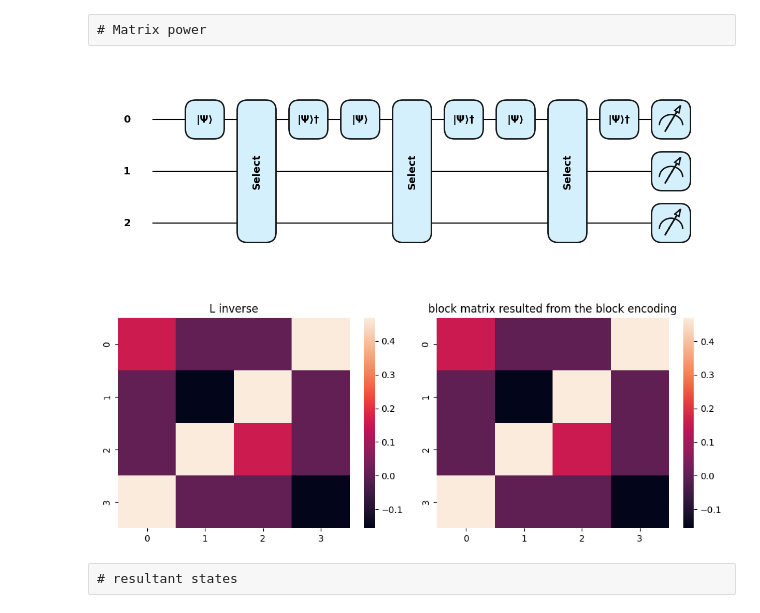
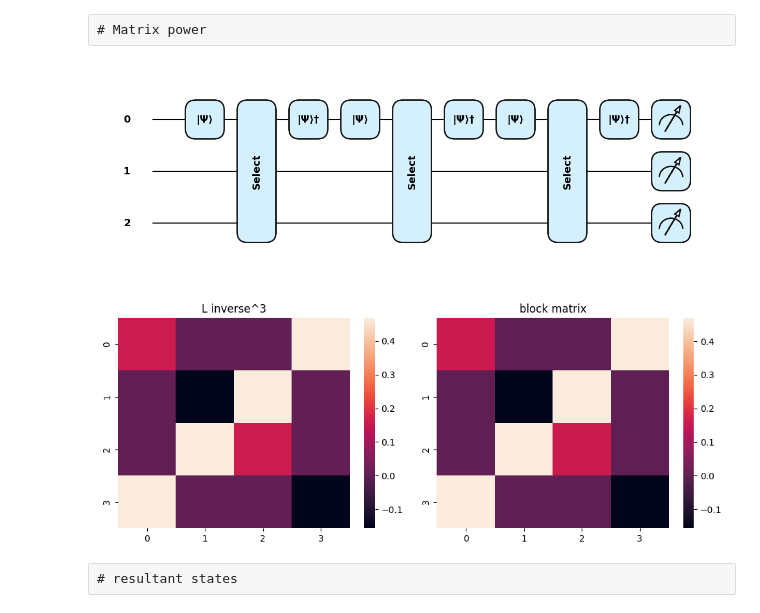
Before and after one commit to 24shiny/Inverse_Laplacian_embedding, a Jupyter notebook: Laplacian_embedding/block_encoding_PL.ipynb, the cells around one changed output. Saved outputs shown, nothing was run; the diff lists cells and outputs as text; code cells hidden in the pictures.

```diff
--- a/Laplacian_embedding/block_encoding_PL.ipynb
+++ b/Laplacian_embedding/block_encoding_PL.ipynb
@@ -134,32 +187,32 @@ plt.show()
 # %%
 num_iter = 3
 scaling_factor = sum(abs(alphas))
 
 @qml.qnode(dev2)
 def lcu_circuit():  # block_encode
     for _ in range(num_iter):
         qml.StatePrep(alphas, wires=0)
         qml.Select(unitaries, control=0)
         qml.adjoint(qml.StatePrep(alphas, wires=0))
     return qml.state()
 
 qml.draw_mpl(lcu_circuit, style='pennylane')()
 plt.show()
 
 output_matrix = qml.matrix(lcu_circuit)()
 submatrix = output_matrix[:4, :4]
 factor = np.linalg.matrix_power(A, num_iter)[0,0]/submatrix[0,0]
 
 fig, axes = plt.subplots(1, 2, figsize=(10,4))
 sns.heatmap(np.linalg.matrix_power(A, num_iter), ax=axes[0]) # vmin=0.01, vmax=0.05
-axes[0].set_title("L inverse")
+axes[0].set_title(f"L inverse^{num_iter}")
 sns.heatmap(np.real(np.round(submatrix*factor, 3)), ax=axes[1])
-axes[1].set_title("block matrix resulted from the block encoding")
+axes[1].set_title("block matrix")
 plt.tight_layout()
 plt.show()
 # %% [output]
 [figure]
-[figure, old version]
+[figure, new version]
 # %% [raw]
 # resultant states
 # %%
```
Also changed, not shown: parts of 11 cells of this notebook.
